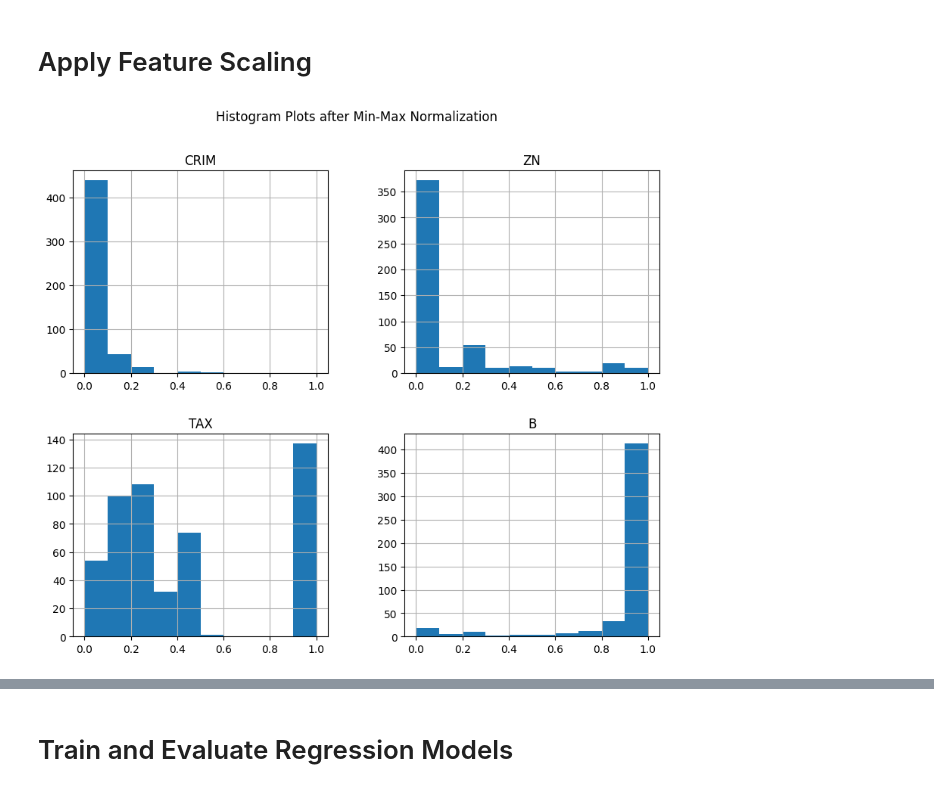
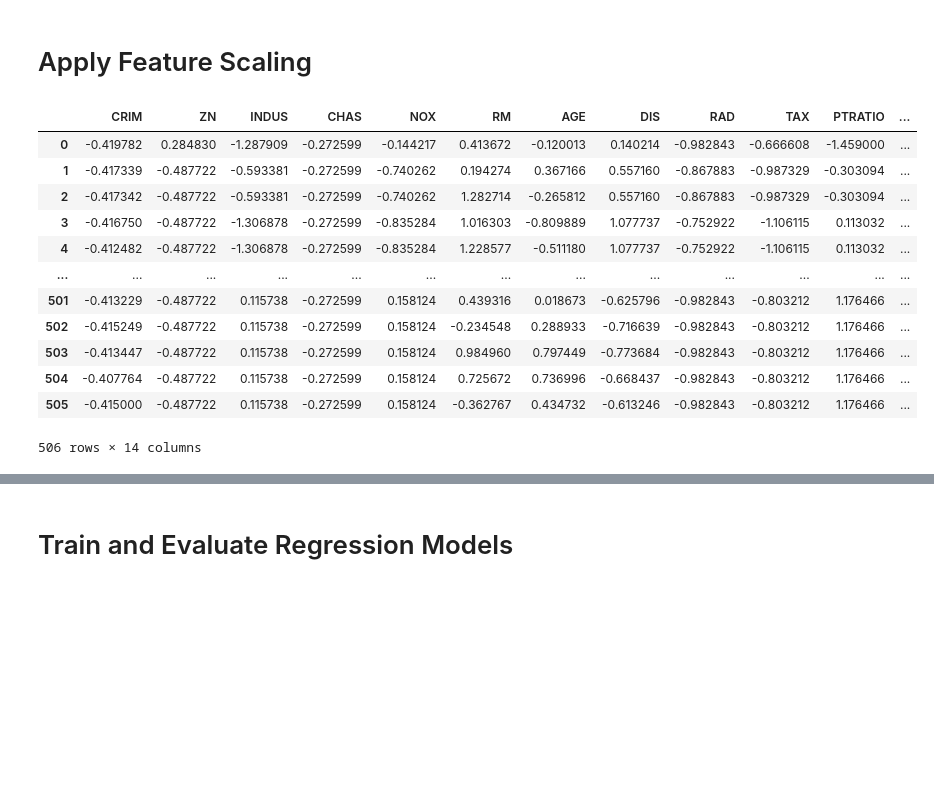
Before and after one commit to Wrudra/CSE-445-Machine-Learning-Assignment-1-Spring-2025, a Jupyter notebook: boston-housing-cse445-assignment.ipynb, the cells around one changed output, grey strips where cells are left out. Cells and saved outputs as stored; diff of their text form; code cells hidden in the pictures; blank space fills up the shorter version.

```diff
--- a/boston-housing-cse445-assignment.ipynb
+++ b/boston-housing-cse445-assignment.ipynb
@@ -153,12 +166,22 @@ for col in cols:
-# %%
-# Histograms after Min-Max Normalization of CRIM, ZN, TAX, B
-
-# List of normalized columns
-normalized_columns = ["CRIM", "ZN", "TAX", "B"]
-
-# Plot histograms for normalized features only
-df[normalized_columns].hist(figsize=(10, 8))
-plt.suptitle("Histogram Plots after Min-Max Normalization")
-plt.show()
-# %% [output]
-[figure, removed]
+# %%
+# Initialize the StandardScaler
+scaler = StandardScaler()
+
+# Fit and transform the entire dataset (excluding the target variable if it exists)
+df = pd.DataFrame(scaler.fit_transform(df), columns=df.columns)
+
+df
+# %% [output]
+|  | CRIM | ZN | INDUS | CHAS | NOX | RM | AGE | DIS | RAD | TAX | PTRATIO | ... |
+| 0 | -0.419782 | 0.284830 | -1.287909 | -0.272599 | -0.144217 | 0.413672 | -0.120013 | 0.140214 | -0.982843 | -0.666608 | -1.459000 | ... |
+| 1 | -0.417339 | -0.487722 | -0.593381 | -0.272599 | -0.740262 | 0.194274 | 0.367166 | 0.557160 | -0.867883 | -0.987329 | -0.303094 | ... |
+| 2 | -0.417342 | -0.487722 | -0.593381 | -0.272599 | -0.740262 | 1.282714 | -0.265812 | 0.557160 | -0.867883 | -0.987329 | -0.303094 | ... |
+| 3 | -0.416750 | -0.487722 | -1.306878 | -0.272599 | -0.835284 | 1.016303 | -0.809889 | 1.077737 | -0.752922 | -1.106115 | 0.113032 | ... |
+| 4 | -0.412482 | -0.487722 | -1.306878 | -0.272599 | -0.835284 | 1.228577 | -0.511180 | 1.077737 | -0.752922 | -1.106115 | 0.113032 | ... |
+| ... | ... | ... | ... | ... | ... | ... | ... | ... | ... | ... | ... | ... |
+| 501 | -0.413229 | -0.487722 | 0.115738 | -0.272599 | 0.158124 | 0.439316 | 0.018673 | -0.625796 | -0.982843 | -0.803212 | 1.176466 | ... |
+| 502 | -0.415249 | -0.487722 | 0.115738 | -0.272599 | 0.158124 | -0.234548 | 0.288933 | -0.716639 | -0.982843 | -0.803212 | 1.176466 | ... |
+| 503 | -0.413447 | -0.487722 | 0.115738 | -0.272599 | 0.158124 | 0.984960 | 0.797449 | -0.773684 | -0.982843 | -0.803212 | 1.176466 | ... |
+| 504 | -0.407764 | -0.487722 | 0.115738 | -0.272599 | 0.158124 | 0.725672 | 0.736996 | -0.668437 | -0.982843 | -0.803212 | 1.176466 | ... |
+| 505 | -0.415000 | -0.487722 | 0.115738 | -0.272599 | 0.158124 | -0.362767 | 0.434732 | -0.613246 | -0.982843 | -0.803212 | 1.176466 | ... |
+506 rows × 14 columns
```
Also changed, not shown: parts of 8 cells of this notebook.
